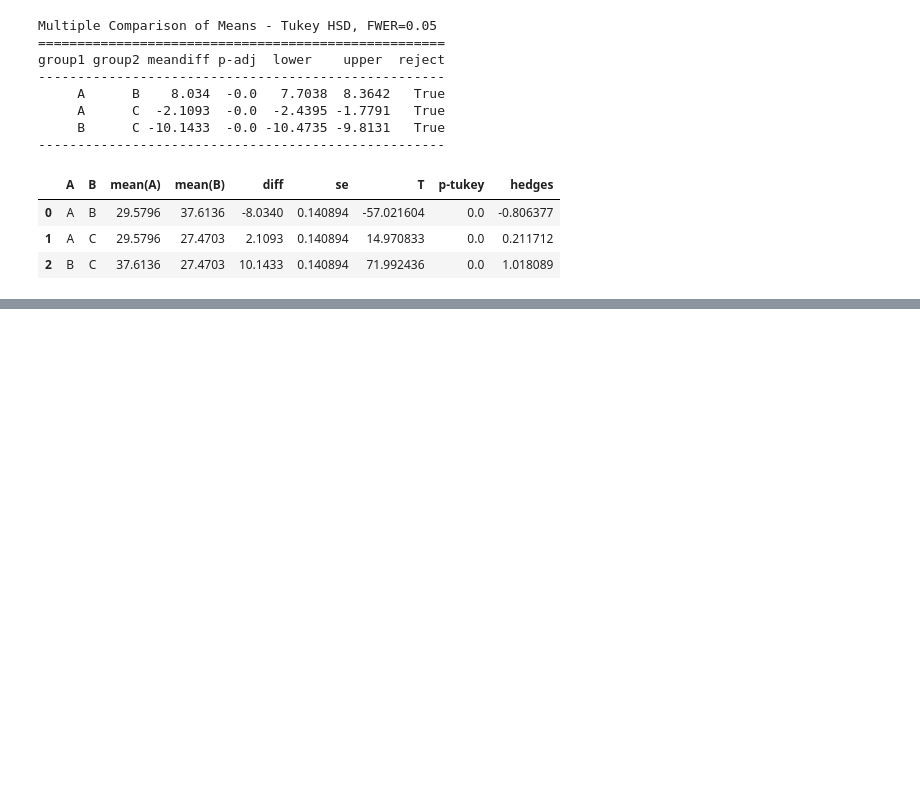
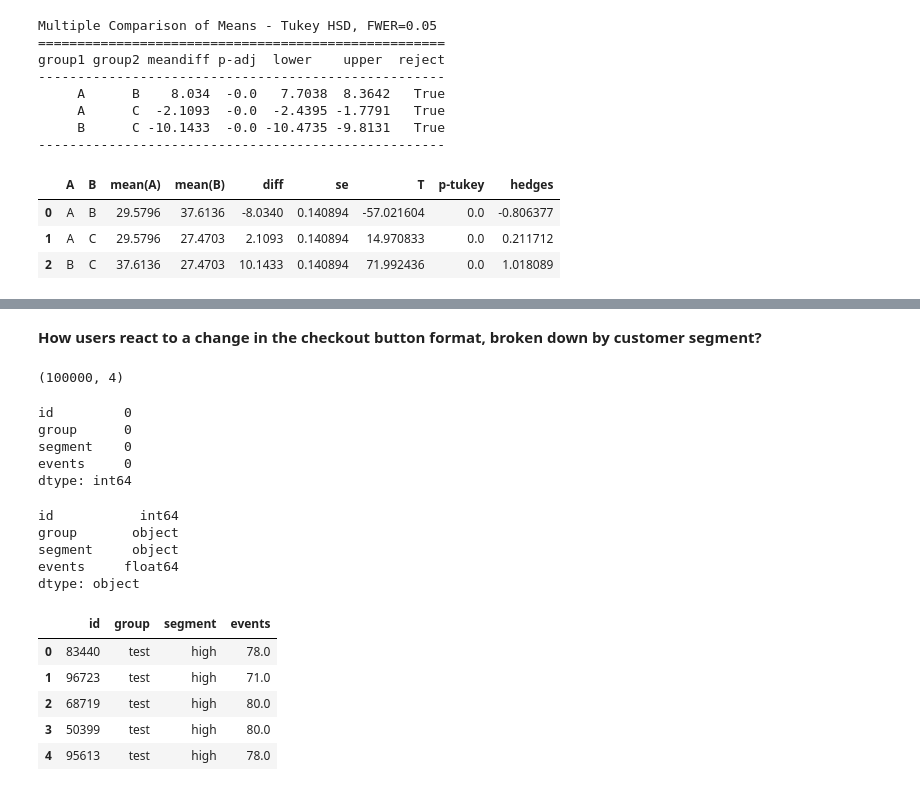
Before and after one commit to Prion84/courses, a Jupyter notebook: food_delivery/food_delivery.ipynb, the cells around one changed output, grey strips where cells are left out. Drawn from its saved outputs; the diff is of its cells as text; code cells hidden in the pictures; blank space fills up the shorter version.

```diff
--- a/food_delivery/food_delivery.ipynb
+++ b/food_delivery/food_delivery.ipynb
@@ -127,0 +133,2 @@ df_photos.pairwise_tukey(dv='events', between='group')
+# %% [markdown]
+**How users react to a change in the checkout button format, broken down by customer segment?**
@@ -127,0 +137,33 @@ df_photos.pairwise_tukey(dv='events', between='group')
+# %%
+# check shape
+df_button.shape
+# %% [output]
+(100000, 4)
+# %%
+# check missing values
+df_button.isna().sum()
+# %% [output]
+id         0
+group      0
+segment    0
+events     0
+dtype: int64
+# %%
+# check datatypes
+df_button.dtypes
+# %% [output]
+id           int64
+group       object
+segment     object
+events     float64
+dtype: object
+# %%
+# check head
+df_button.head()
+# %% [output]
+|  | id | group | segment | events |
+| 0 | 83440 | test | high | 78.0 |
+| 1 | 96723 | test | high | 71.0 |
+| 2 | 68719 | test | high | 80.0 |
+| 3 | 50399 | test | high | 80.0 |
+| 4 | 95613 | test | high | 78.0 |
```
Also changed, not shown: parts of 13 cells of this notebook.
